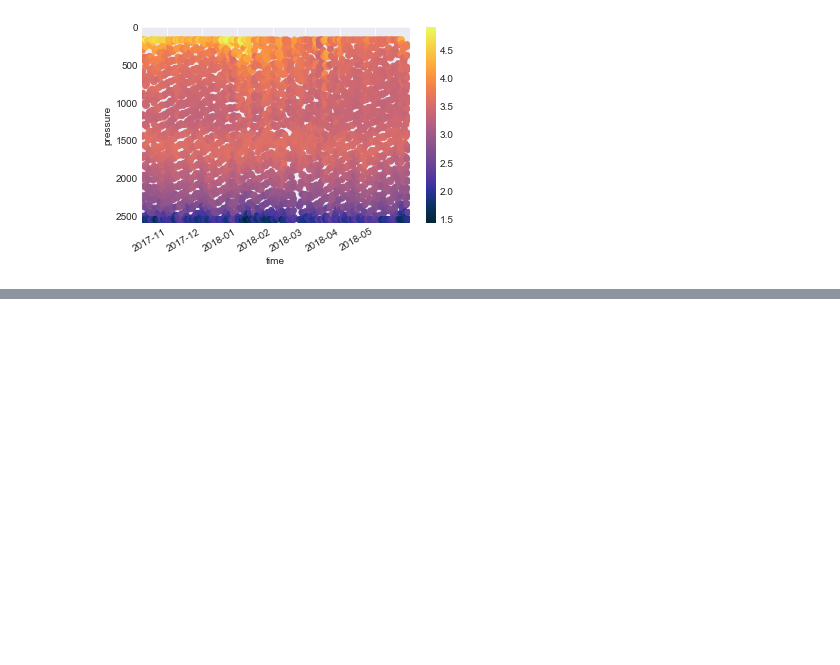
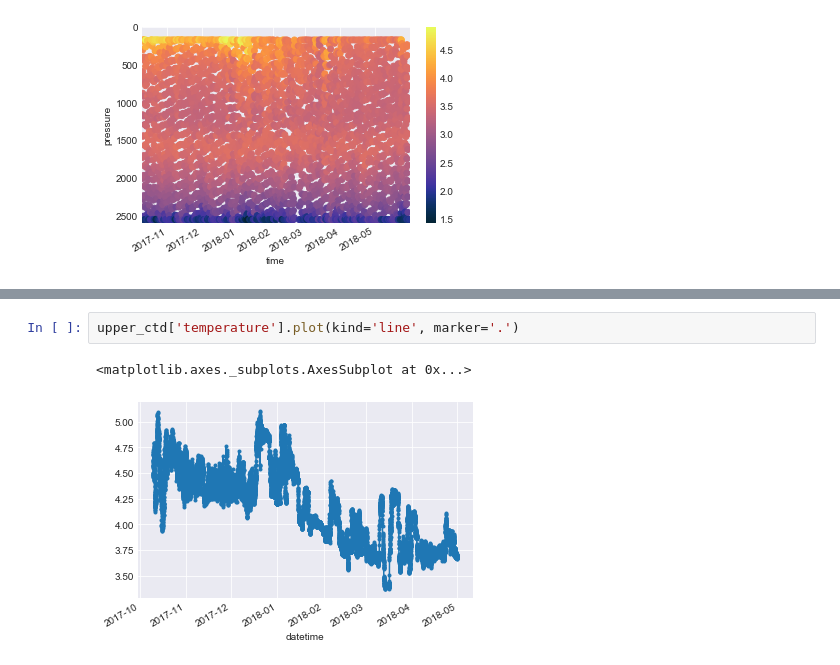
Before and after one commit to nlbeaird/OOI, a Jupyter notebook: OOI_play.ipynb, the cells around one changed output, grey strips where cells are left out. Drawn from its saved outputs; the diff is of its cells as text; blank space fills up the shorter version.

```diff
--- a/OOI_play.ipynb
+++ b/OOI_play.ipynb
@@ -225,0 +304,5 @@ fig.autofmt_xdate()
+# %%
+upper_ctd['temperature'].plot(kind='line', marker='.')
+# %% [output]
+<matplotlib.axes._subplots.AxesSubplot at 0x...>
+[figure, added]
```
Also changed, not shown: parts of 8 cells of this notebook.
